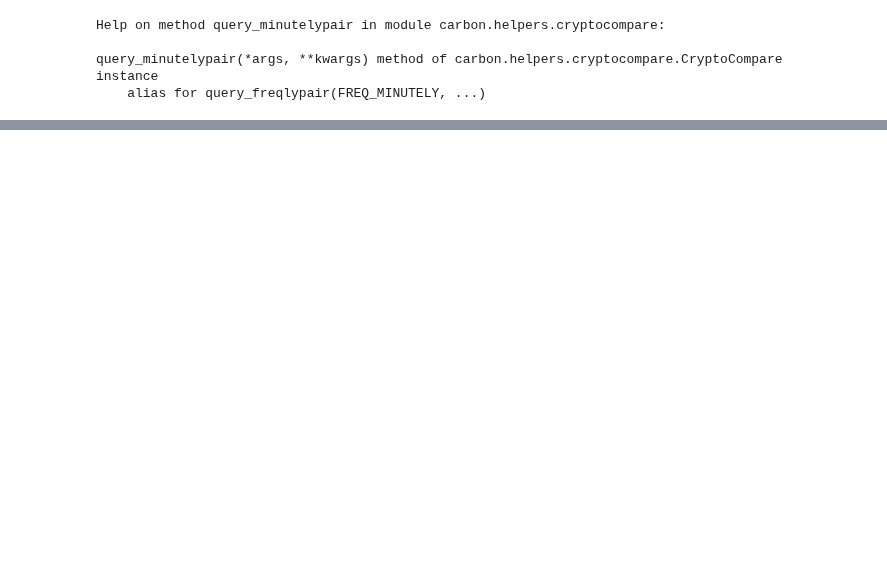
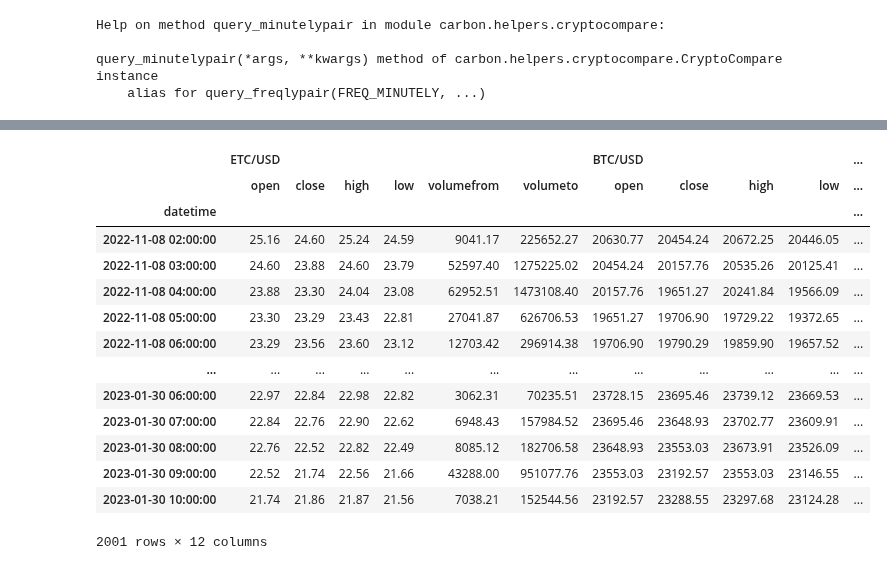
Before and after one commit to bancorprotocol/carbon-simulator, a Jupyter notebook: resources/data/CryptoCompareDemo.ipynb, the cells around one changed output, grey strips where cells are left out. Saved outputs shown, nothing was run; the diff lists cells and outputs as text; code cells hidden in the pictures; blank space fills up the shorter version.

Commit message:
cryptocompare: aggr_query (v1.2)

```diff
--- a/resources/data/CryptoCompareDemo.ipynb
+++ b/resources/data/CryptoCompareDemo.ipynb
@@ -233,0 +244,6 @@ query_minutelypair(*args, **kwargs) method of carbon.helpers.cryptocompare.Crypt
+# %%
+r = CCA.aggr_query(
+    "ETC/USD, BTC/USD",
+    fields=[CCA.FIELD_OPEN, CCA.FIELD_CLOSE],
+    freq=CCA.FREQ_HOURLY)
+r.keys()
@@ -233,0 +258,18 @@ query_minutelypair(*args, **kwargs) method of carbon.helpers.cryptocompare.Crypt
+# %%
+r["rawaggr"]
+# %% [output]
+|  | ETC/USD |  |  |  |  |  | BTC/USD |  |  |  | ... |
+|  | open | close | high | low | volumefrom | volumeto | open | close | high | low | ... |
+| datetime |  |  |  |  |  |  |  |  |  |  | ... |
+| 2022-11-08 02:00:00 | 25.16 | 24.60 | 25.24 | 24.59 | 9041.17 | 225652.27 | 20630.77 | 20454.24 | 20672.25 | 20446.05 | ... |
+| 2022-11-08 03:00:00 | 24.60 | 23.88 | 24.60 | 23.79 | 52597.40 | 1275225.02 | 20454.24 | 20157.76 | 20535.26 | 20125.41 | ... |
+| 2022-11-08 04:00:00 | 23.88 | 23.30 | 24.04 | 23.08 | 62952.51 | 1473108.40 | 20157.76 | 19651.27 | 20241.84 | 19566.09 | ... |
+| 2022-11-08 05:00:00 | 23.30 | 23.29 | 23.43 | 22.81 | 27041.87 | 626706.53 | 19651.27 | 19706.90 | 19729.22 | 19372.65 | ... |
+| 2022-11-08 06:00:00 | 23.29 | 23.56 | 23.60 | 23.12 | 12703.42 | 296914.38 | 19706.90 | 19790.29 | 19859.90 | 19657.52 | ... |
+| ... | ... | ... | ... | ... | ... | ... | ... | ... | ... | ... | ... |
+| 2023-01-30 06:00:00 | 22.97 | 22.84 | 22.98 | 22.82 | 3062.31 | 70235.51 | 23728.15 | 23695.46 | 23739.12 | 23669.53 | ... |
+| 2023-01-30 07:00:00 | 22.84 | 22.76 | 22.90 | 22.62 | 6948.43 | 157984.52 | 23695.46 | 23648.93 | 23702.77 | 23609.91 | ... |
+| 2023-01-30 08:00:00 | 22.76 | 22.52 | 22.82 | 22.49 | 8085.12 | 182706.58 | 23648.93 | 23553.03 | 23673.91 | 23526.09 | ... |
+| 2023-01-30 09:00:00 | 22.52 | 21.74 | 22.56 | 21.66 | 43288.00 | 951077.76 | 23553.03 | 23192.57 | 23553.03 | 23146.55 | ... |
+| 2023-01-30 10:00:00 | 21.74 | 21.86 | 21.87 | 21.56 | 7038.21 | 152544.56 | 23192.57 | 23288.55 | 23297.68 | 23124.28 | ... |
+2001 rows × 12 columns
```
Also changed, not shown: parts of 16 cells of this notebook, 4 other files.
